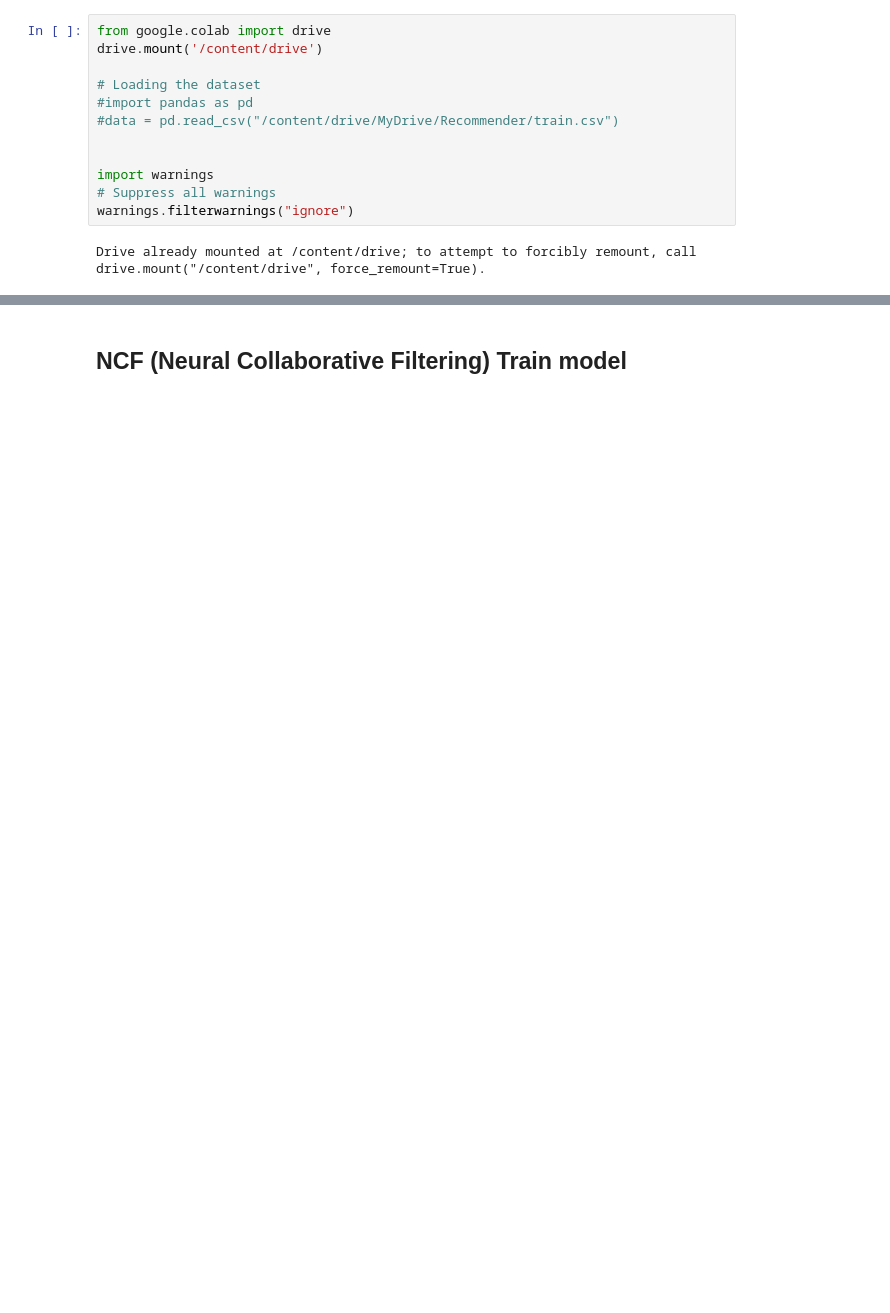
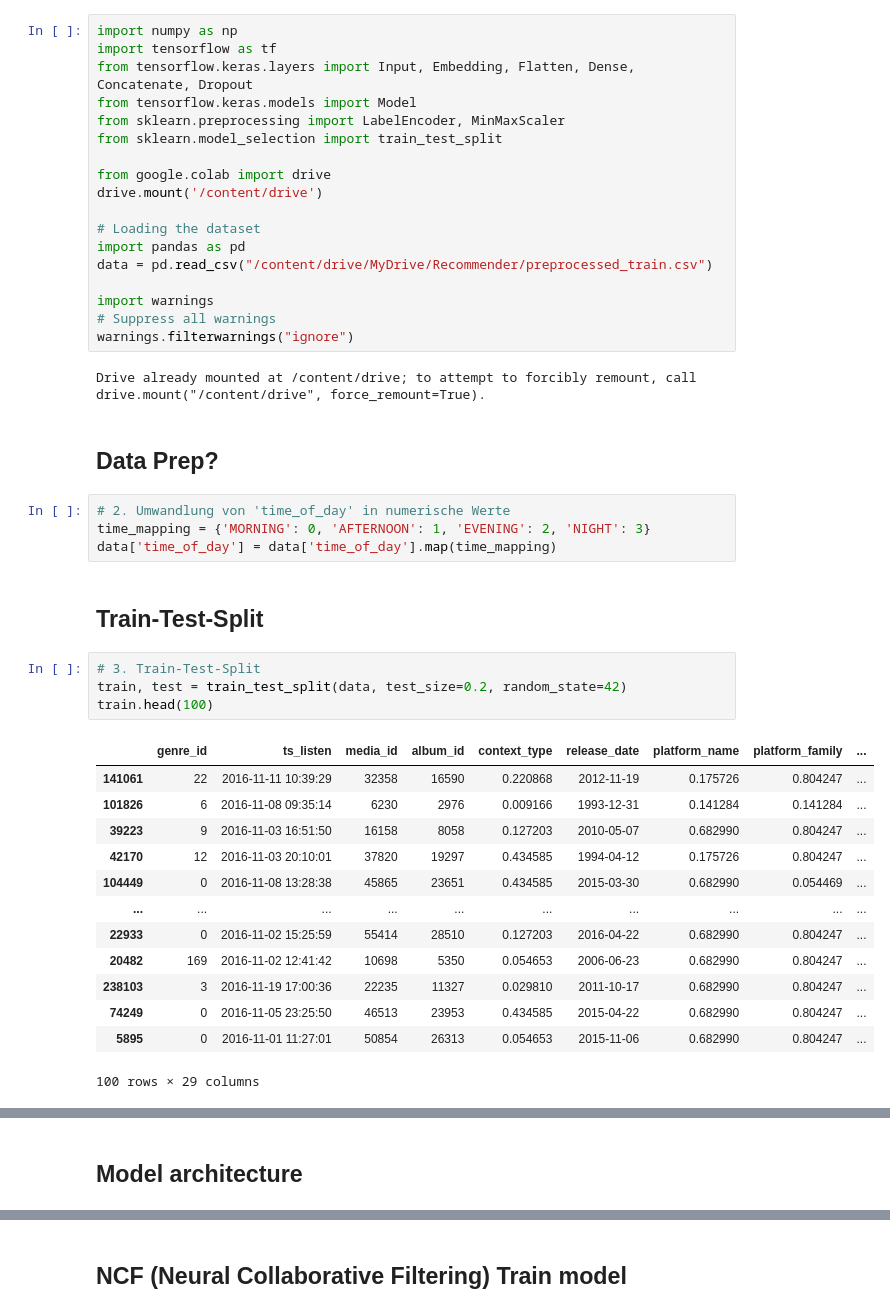
Before and after one commit to rafinchen/recommender_systems, a Jupyter notebook: NCF.ipynb, the cells around one changed output, grey strips where cells are left out. Saved outputs shown, nothing was run; the diff lists cells and outputs as text; blank space fills up the shorter version.

```diff
--- a/NCF.ipynb
+++ b/NCF.ipynb
@@ -6,16 +6,48 @@
 ** Authors **: Rafaella and Luca
 ## Provisorischer Data Import
 # %%
+import numpy as np
+import tensorflow as tf
+from tensorflow.keras.layers import Input, Embedding, Flatten, Dense, Concatenate, Dropout
+from tensorflow.keras.models import Model
+from sklearn.preprocessing import LabelEncoder, MinMaxScaler
+from sklearn.model_selection import train_test_split
+
 from google.colab import drive
 drive.mount('/content/drive')
 
 # Loading the dataset
-#import pandas as pd
-#data = pd.read_csv("/content/drive/MyDrive/Recommender/train.csv")
-
+import pandas as pd
+data = pd.read_csv("/content/drive/MyDrive/Recommender/preprocessed_train.csv")
 
 import warnings
 # Suppress all warnings
 warnings.filterwarnings("ignore")
 # %% [output]
 Drive already mounted at /content/drive; to attempt to forcibly remount, call drive.mount("/content/drive", force_remount=True).
+# %% [markdown]
+## Data Prep?
+# %%
+# 2. Umwandlung von 'time_of_day' in numerische Werte
+time_mapping = {'MORNING': 0, 'AFTERNOON': 1, 'EVENING': 2, 'NIGHT': 3}
+data['time_of_day'] = data['time_of_day'].map(time_mapping)
+# %% [markdown]
+## Train-Test-Split
+# %%
+# 3. Train-Test-Split
+train, test = train_test_split(data, test_size=0.2, random_state=42)
+train.head(100)
+# %% [output]
+|  | genre_id | ts_listen | media_id | album_id | context_type | release_date | platform_name | platform_family | ... |
+| 141061 | 22 | 2016-11-11 10:39:29 | 32358 | 16590 | 0.220868 | 2012-11-19 | 0.175726 | 0.804247 | ... |
+| 101826 | 6 | 2016-11-08 09:35:14 | 6230 | 2976 | 0.009166 | 1993-12-31 | 0.141284 | 0.141284 | ... |
+| 39223 | 9 | 2016-11-03 16:51:50 | 16158 | 8058 | 0.127203 | 2010-05-07 | 0.682990 | 0.804247 | ... |
+| 42170 | 12 | 2016-11-03 20:10:01 | 37820 | 19297 | 0.434585 | 1994-04-12 | 0.175726 | 0.804247 | ... |
+| 104449 | 0 | 2016-11-08 13:28:38 | 45865 | 23651 | 0.434585 | 2015-03-30 | 0.682990 | 0.054469 | ... |
+| ... | ... | ... | ... | ... | ... | ... | ... | ... | ... |
+| 22933 | 0 | 2016-11-02 15:25:59 | 55414 | 28510 | 0.127203 | 2016-04-22 | 0.682990 | 0.804247 | ... |
+| 20482 | 169 | 2016-11-02 12:41:42 | 10698 | 5350 | 0.054653 | 2006-06-23 | 0.682990 | 0.804247 | ... |
+| 238103 | 3 | 2016-11-19 17:00:36 | 22235 | 11327 | 0.029810 | 2011-10-17 | 0.682990 | 0.804247 | ... |
+| 74249 | 0 | 2016-11-05 23:25:50 | 46513 | 23953 | 0.434585 | 2015-04-22 | 0.682990 | 0.804247 | ... |
+| 5895 | 0 | 2016-11-01 11:27:01 | 50854 | 26313 | 0.054653 | 2015-11-06 | 0.682990 | 0.804247 | ... |
+100 rows × 29 columns
@@ -21,0 +55,2 @@ Drive already mounted at /content/drive; to attempt to forcibly remount, call dr
+# %% [markdown]
+## Model architecture
```
Also changed, not shown: parts of 7 cells of this notebook.
